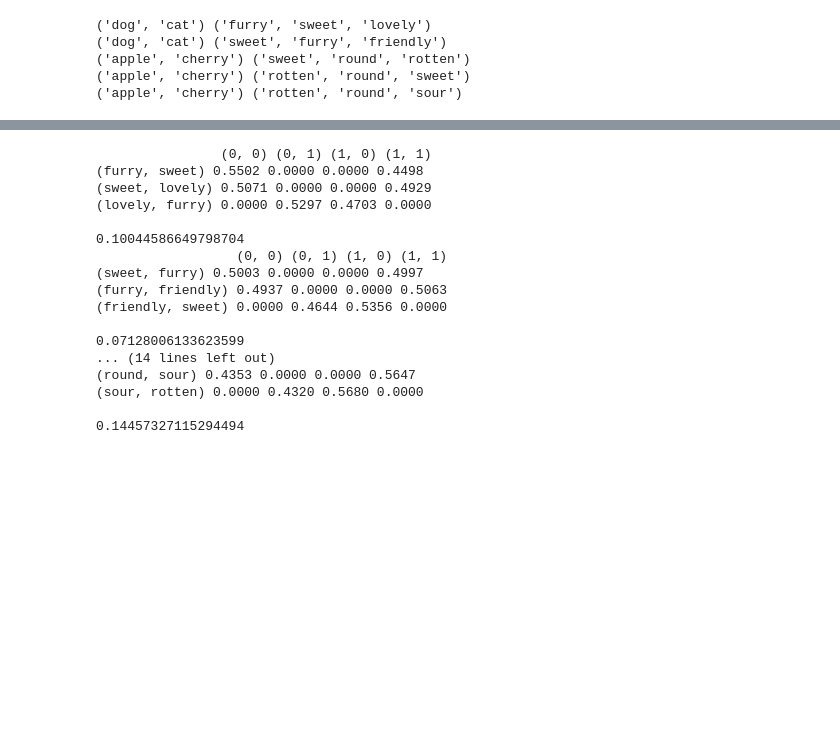
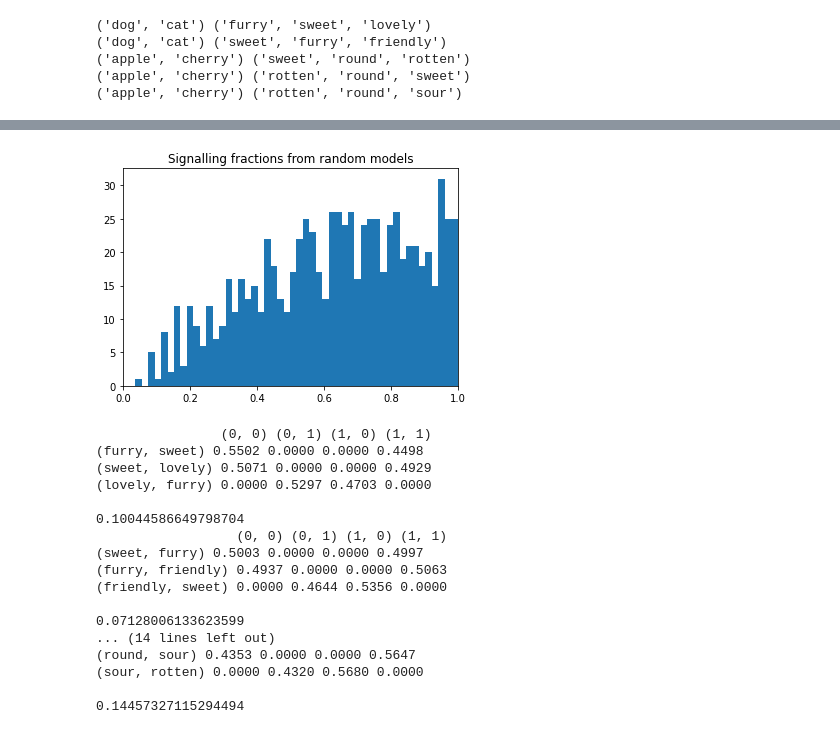
Before and after one commit to kinianlo/prlang, a Jupyter notebook: archive/pr_lang_adj_sheaf_contextual.ipynb, the cells around one changed output, grey strips where cells are left out. Drawn from its saved outputs; the diff is of its cells as text; code cells hidden in the pictures; blank space fills up the shorter version.

```diff
--- a/archive/pr_lang_adj_sheaf_contextual.ipynb
+++ b/archive/pr_lang_adj_sheaf_contextual.ipynb
@@ -287,3 +289,16 @@ total number of scenarios: 804.
+# %%
+from contextuality.model import random_pr_like_model
+random_sfs = []
+for i in range(n_scenario):
+    model = random_pr_like_model(3)
+    random_sfs.append(model.signalling_fraction())
+
+plt.hist(random_sfs, bins=50)
+plt.xlim((0,1))
+plt.title("Signalling fractions from random models")
+plt.show()
+# %% [output]
+[figure, added]
 # %%
 for model in models:
     print(model)
```
Also changed, not shown: parts of 1 cell of this notebook.
